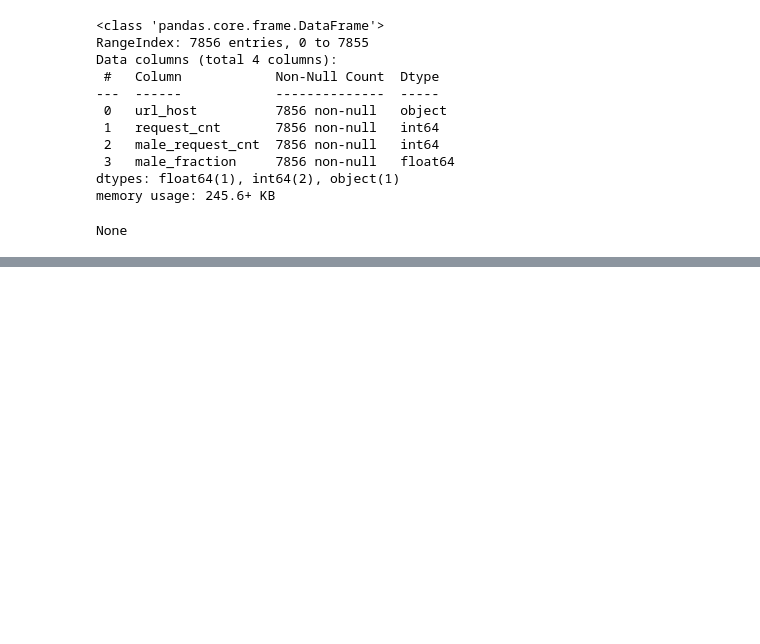
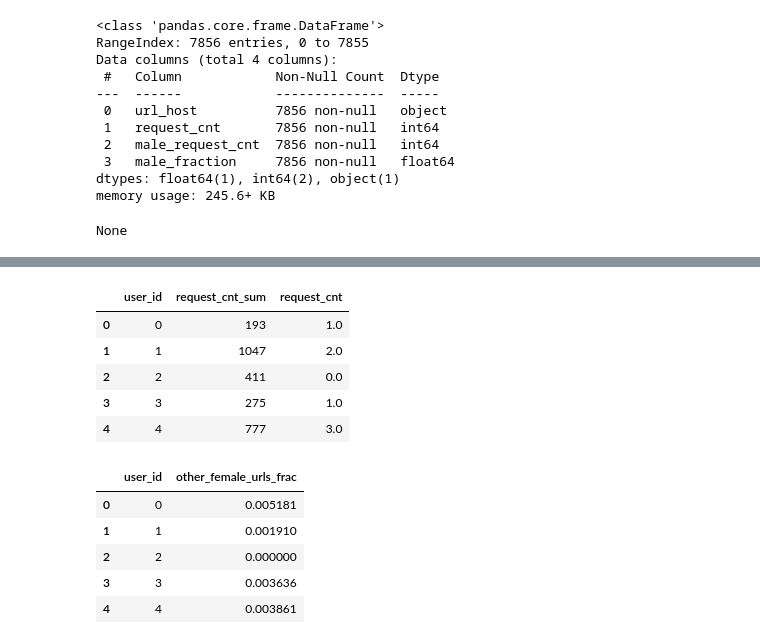
Before and after one commit to koshkidadanet/MTS-ML-CUP, a Jupyter notebook: feature_eng.ipynb, the cells around one changed output, grey strips where cells are left out. Saved outputs shown, nothing was run; the diff lists cells and outputs as text; code cells hidden in the pictures; blank space fills up the shorter version.

```diff
--- a/feature_eng.ipynb
+++ b/feature_eng.ipynb
@@ -1354,0 +1376,8 @@ print(1)
+# %%
+#сохраняем данные о сумме перед удалением строк
+data_sum = data.groupby('user_id')['request_cnt'].sum().reset_index()
+data_sum['user_id'] = data_sum['user_id'].astype('int32')
+data_sum['request_cnt'] = data_sum['request_cnt'].astype('int32')
+data_sum = data_sum.rename(columns={'request_cnt':'request_cnt_sum'})
+display(data_sum.head())
+display(data_sum.info())
@@ -1354,0 +1436,22 @@ print(1)
+# %%
+data_sum = data_sum.merge(df[['request_cnt','user_id']], on = 'user_id', how = 'left')
+data_sum = data_sum.fillna(0)
+display(data_sum.head())
+
+data_sum['other_female_urls_frac'] = data_sum['request_cnt'] / data_sum['request_cnt_sum']
+data_sum['other_female_urls_frac'] = data_sum['other_female_urls_frac'].astype('float32')
+data_sum = data_sum.drop(['request_cnt_sum','request_cnt'],axis=1)
+display(data_sum.head())
+# %% [output]
+|  | user_id | request_cnt_sum | request_cnt |
+| 0 | 0 | 193 | 1.0 |
+| 1 | 1 | 1047 | 2.0 |
+| 2 | 2 | 411 | 0.0 |
+| 3 | 3 | 275 | 1.0 |
+| 4 | 4 | 777 | 3.0 |
+|  | user_id | other_female_urls_frac |
+| 0 | 0 | 0.005181 |
+| 1 | 1 | 0.001910 |
+| 2 | 2 | 0.000000 |
+| 3 | 3 | 0.003636 |
+| 4 | 4 | 0.003861 |
```
Also changed, not shown: parts of 15 cells of this notebook, 1 other file.
